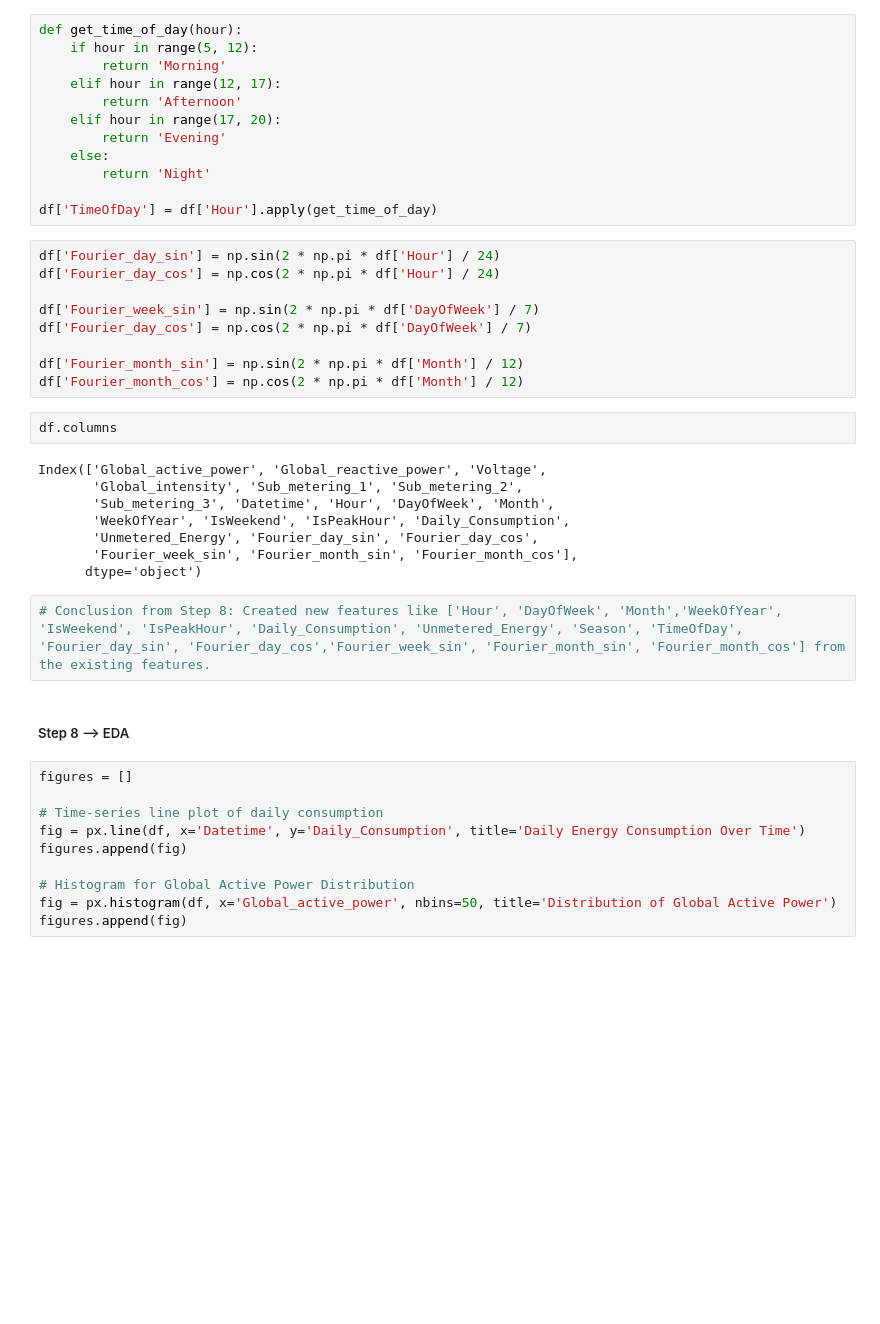
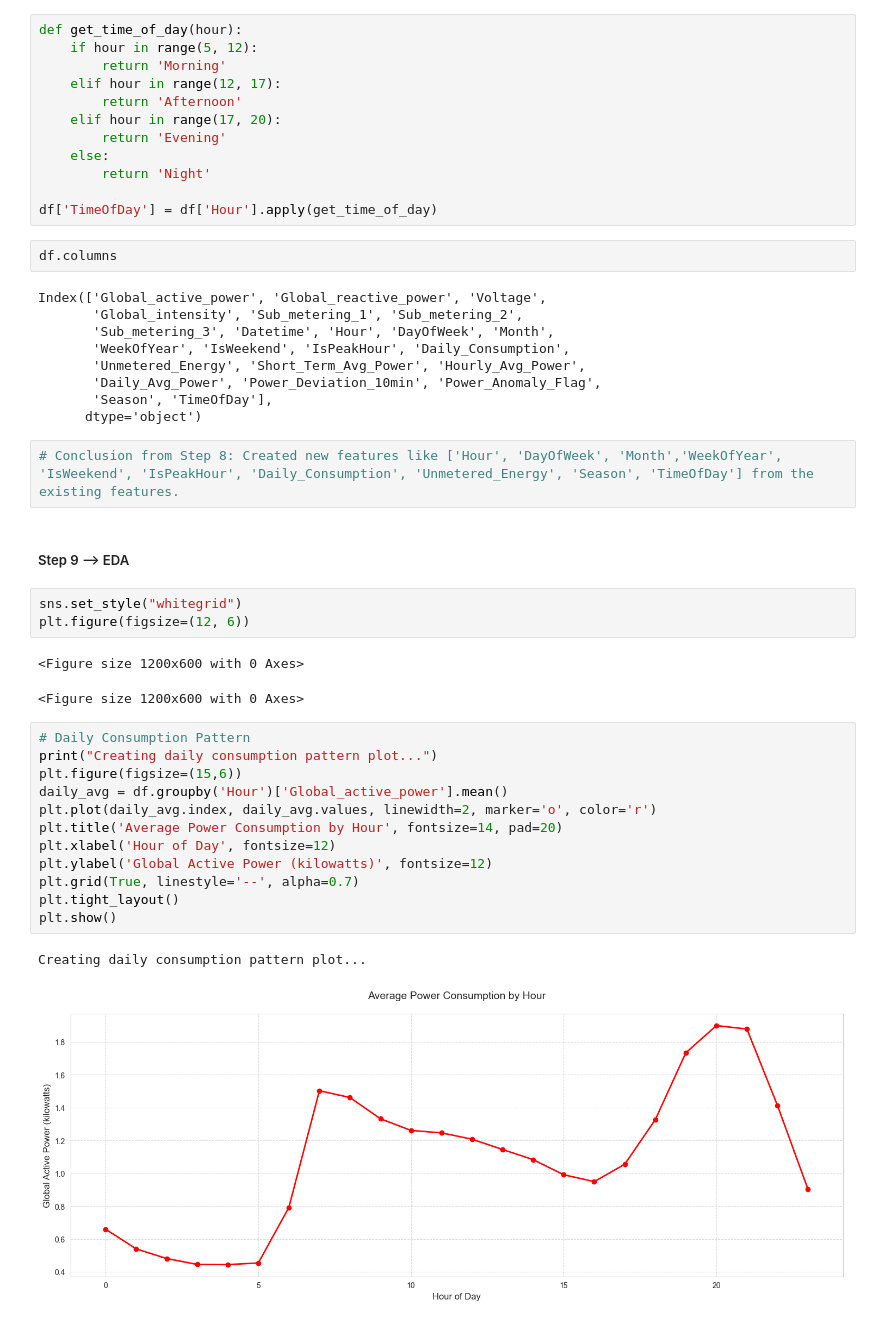
Before and after one commit to AswiniSivaraman/project_powerpulse, a Jupyter notebook: Data_Preprocessing.ipynb, the cells around one changed output. Drawn from its saved outputs; the diff is of its cells as text; blank space fills up the shorter version.

```diff
--- a/Data_Preprocessing.ipynb
+++ b/Data_Preprocessing.ipynb
@@ -418,15 +420,6 @@ def get_time_of_day(hour):
         return 'Night'
 
 df['TimeOfDay'] = df['Hour'].apply(get_time_of_day)
-# %%
-df['Fourier_day_sin'] = np.sin(2 * np.pi * df['Hour'] / 24)
-df['Fourier_day_cos'] = np.cos(2 * np.pi * df['Hour'] / 24)
-
-df['Fourier_week_sin'] = np.sin(2 * np.pi * df['DayOfWeek'] / 7)
-df['Fourier_day_cos'] = np.cos(2 * np.pi * df['DayOfWeek'] / 7)
-
-df['Fourier_month_sin'] = np.sin(2 * np.pi * df['Month'] / 12)
-df['Fourier_month_cos'] = np.cos(2 * np.pi * df['Month'] / 12)
 # %%
 df.columns
 # %% [output]
@@ -434,20 +427,32 @@ Index(['Global_active_power', 'Global_reactive_power', 'Voltage',
        'Global_intensity', 'Sub_metering_1', 'Sub_metering_2',
        'Sub_metering_3', 'Datetime', 'Hour', 'DayOfWeek', 'Month',
        'WeekOfYear', 'IsWeekend', 'IsPeakHour', 'Daily_Consumption',
-       'Unmetered_Energy', 'Fourier_day_sin', 'Fourier_day_cos',
-       'Fourier_week_sin', 'Fourier_month_sin', 'Fourier_month_cos'],
+       'Unmetered_Energy', 'Short_Term_Avg_Power', 'Hourly_Avg_Power',
+       'Daily_Avg_Power', 'Power_Deviation_10min', 'Power_Anomaly_Flag',
+       'Season', 'TimeOfDay'],
       dtype='object')
 # %%
-# Conclusion from Step 8: Created new features like ['Hour', 'DayOfWeek', 'Month','WeekOfYear', 'IsWeekend', 'IsPeakHour', 'Daily_Consumption', 'Unmetered_Energy', 'Season', 'TimeOfDay', 'Fourier_day_sin', 'Fourier_day_cos','Fourier_week_sin', 'Fourier_month_sin', 'Fourier_month_cos'] from the existing features.
+# Conclusion from Step 8: Created new features like ['Hour', 'DayOfWeek', 'Month','WeekOfYear', 'IsWeekend', 'IsPeakHour', 'Daily_Consumption', 'Unmetered_Energy', 'Season', 'TimeOfDay'] from the existing features.
 # %% [markdown]
-##### Step 8 --> EDA
+##### Step 9 --> EDA
-# %%
-figures = []
-
-# Time-series line plot of daily consumption
-fig = px.line(df, x='Datetime', y='Daily_Consumption', title='Daily Energy Consumption Over Time')
-figures.append(fig)
-
-# Histogram for Global Active Power Distribution
-fig = px.histogram(df, x='Global_active_power', nbins=50, title='Distribution of Global Active Power')
-figures.append(fig)
+# %%
+sns.set_style("whitegrid")
+plt.figure(figsize=(12, 6))
+# %% [output]
+<Figure size 1200x600 with 0 Axes>
+<Figure size 1200x600 with 0 Axes>
+# %%
+# Daily Consumption Pattern
+print("Creating daily consumption pattern plot...")
+plt.figure(figsize=(15,6))
+daily_avg = df.groupby('Hour')['Global_active_power'].mean()
+plt.plot(daily_avg.index, daily_avg.values, linewidth=2, marker='o', color='r')
+plt.title('Average Power Consumption by Hour', fontsize=14, pad=20)
+plt.xlabel('Hour of Day', fontsize=12)
+plt.ylabel('Global Active Power (kilowatts)', fontsize=12)
+plt.grid(True, linestyle='--', alpha=0.7)
+plt.tight_layout()
+plt.show()
+# %% [output]
+Creating daily consumption pattern plot...
+[figure, added]
```
Also changed, not shown: parts of 21 cells of this notebook.
